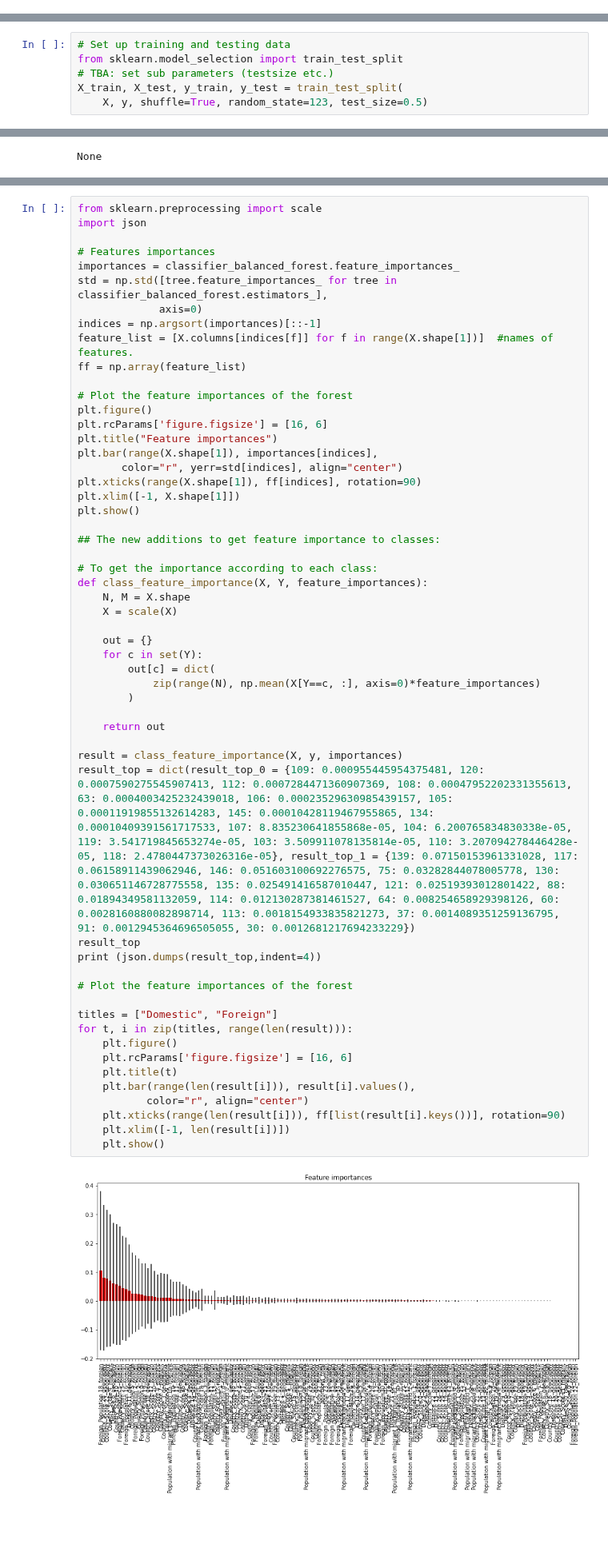
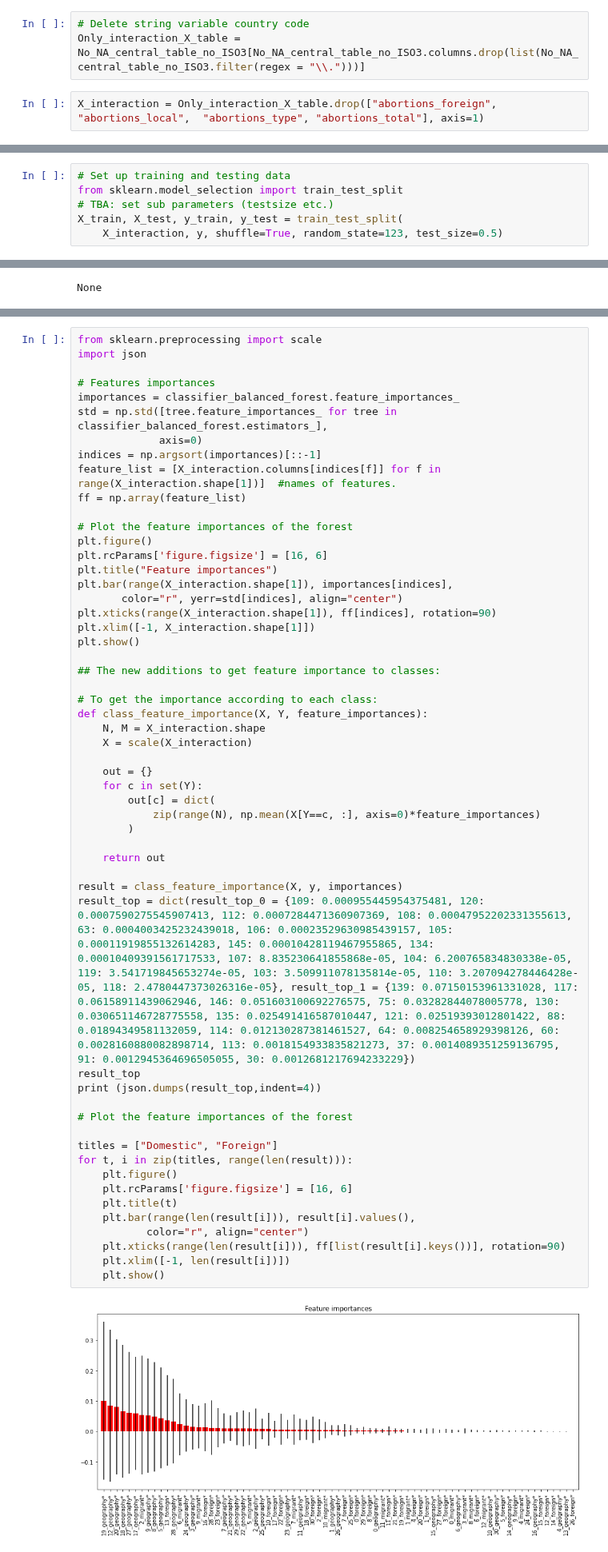
Before and after one commit to Alvaroguijarro97/ML_Group_Project, a Jupyter notebook: Dataframes_combined.ipynb, the cells around one changed output, grey strips where cells are left out. Shown at 80% size. Drawn from its saved outputs; the diff is of its cells as text; blank space fills up the shorter version.

```diff
--- a/Dataframes_combined.ipynb
+++ b/Dataframes_combined.ipynb
@@ -271,0 +559,5 @@ Index(['Population with migrant background.0_migrant',
+# %%
+# Delete string variable country code
+Only_interaction_X_table = No_NA_central_table_no_ISO3[No_NA_central_table_no_ISO3.columns.drop(list(No_NA_central_table_no_ISO3.filter(regex = "\\.")))]
+# %%
+X_interaction = Only_interaction_X_table.drop(["abortions_foreign",	"abortions_local",	"abortions_type", "abortions_total"], axis=1)
@@ -296,7 +588,7 @@ _ = plt.title("Number of samples per class in target")
 from sklearn.model_selection import train_test_split
 # TBA: set sub parameters (testsize etc.)
 X_train, X_test, y_train, y_test = train_test_split(
-    X, y, shuffle=True, random_state=123, test_size=0.5)
+    X_interaction, y, shuffle=True, random_state=123, test_size=0.5)
 # %% [markdown]
 ## Dummy Model
 # %%
@@ -690,53 +982,53 @@ importances = classifier_balanced_forest.feature_importances_
 std = np.std([tree.feature_importances_ for tree in classifier_balanced_forest.estimators_],
              axis=0)
 indices = np.argsort(importances)[::-1]
-feature_list = [X.columns[indices[f]] for f in range(X.shape[1])]  #names of features.
+feature_list = [X_interaction.columns[indices[f]] for f in range(X_interaction.shape[1])]  #names of features.
 ff = np.array(feature_list)
 
 # Plot the feature importances of the forest
 plt.figure()
 plt.rcParams['figure.figsize'] = [16, 6]
 plt.title("Feature importances")
-plt.bar(range(X.shape[1]), importances[indices],
+plt.bar(range(X_interaction.shape[1]), importances[indices],
        color="r", yerr=std[indices], align="center")
-plt.xticks(range(X.shape[1]), ff[indices], rotation=90)
-plt.xlim([-1, X.shape[1]])
+plt.xticks(range(X_interaction.shape[1]), ff[indices], rotation=90)
+plt.xlim([-1, X_interaction.shape[1]])
 plt.show()
 
 ## The new additions to get feature importance to classes:
 
 # To get the importance according to each class:
 def class_feature_importance(X, Y, feature_importances):
-    N, M = X.shape
-    X = scale(X)
+    N, M = X_interaction.shape
+    X = scale(X_interaction)
 
     out = {}
     for c in set(Y):
         out[c] = dict(
             zip(range(N), np.mean(X[Y==c, :], axis=0)*feature_importances)
         )
 
     return out
 
 result = class_feature_importance(X, y, importances)
 result_top = dict(result_top_0 = {109: 0.000955445954375481, 120: 0.0007590275545907413, 112: 0.0007284471360907369, 108: 0.00047952202331355613, 63: 0.0004003425232439018, 106: 0.00023529630985439157, 105: 0.00011919855132614283, 145: 0.00010428119467955865, 134: 0.00010409391561717533, 107: 8.835230641855868e-05, 104: 6.200765834830338e-05, 119: 3.541719845653274e-05, 103: 3.509911078135814e-05, 110: 3.207094278446428e-05, 118: 2.4780447373026316e-05}, result_top_1 = {139: 0.07150153961331028, 117: 0.06158911439062946, 146: 0.051603100692276575, 75: 0.03282844078005778, 130: 0.030651146728775558, 135: 0.025491416587010447, 121: 0.02519393012801422, 88: 0.01894349581132059, 114: 0.012130287381461527, 64: 0.008254658929398126, 60: 0.0028160880082898714, 113: 0.0018154933835821273, 37: 0.0014089351259136795, 91: 0.0012945364696505055, 30: 0.0012681217694233229})
 result_top
 print (json.dumps(result_top,indent=4))
 
 # Plot the feature importances of the forest
 
 titles = ["Domestic", "Foreign"]
 for t, i in zip(titles, range(len(result))):
     plt.figure()
     plt.rcParams['figure.figsize'] = [16, 6]
     plt.title(t)
     plt.bar(range(len(result[i])), result[i].values(),
            color="r", align="center")
     plt.xticks(range(len(result[i])), ff[list(result[i].keys())], rotation=90)
     plt.xlim([-1, len(result[i])])
     plt.show()
 # %% [output]
-[figure, old version]
+[figure, new version]
 {
     "result_top_0": {
         "109": 0.000955445954375481,
```
Also changed, not shown: parts of 12 cells of this notebook.
